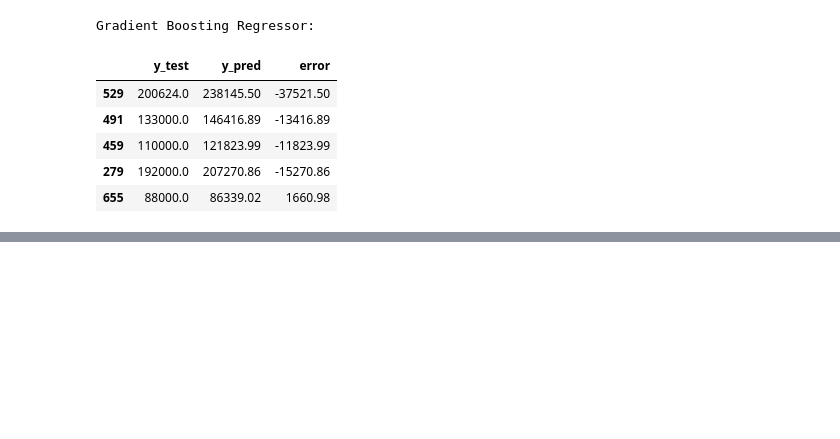
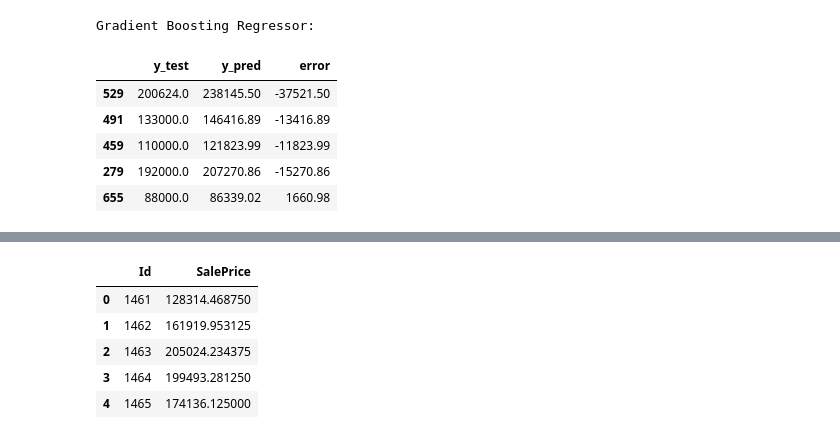
Before and after one commit to eRafaell/kaggle_house_prices_advanced_regression_techniques, a Jupyter notebook: house_prices_regression.ipynb, the cells around one changed output, grey strips where cells are left out. Cells and saved outputs as stored; diff of their text form; code cells hidden in the pictures; blank space fills up the shorter version.

```diff
--- a/house_prices_regression.ipynb
+++ b/house_prices_regression.ipynb
@@ -1046,3 +1100,17 @@ results.sort_values('Test_RMSE')
 | Ridge | 0.95751 | 0.0832253 | 0.79102 | 0.176292 |
 | DecisionTree | 0.855687 | 0.153379 | 0.727891 | 0.201165 |
 | Lasso | 0.69664 | 0.222379 | 0.707641 | 0.208516 |
+# %%
+# Predictions with XGBoost Regressor
+
+y_pred = xgb_r.predict(test)
+y_pred = np.expm1(y_pred)
+submission = pd.DataFrame({'Id': test_id, 'SalePrice': y_pred})
+submission.head()
+# %% [output]
+|  | Id | SalePrice |
+| 0 | 1461 | 128314.468750 |
+| 1 | 1462 | 161919.953125 |
+| 2 | 1463 | 205024.234375 |
+| 3 | 1464 | 199493.281250 |
+| 4 | 1465 | 174136.125000 |
```
Also changed, not shown: parts of 15 cells of this notebook.
